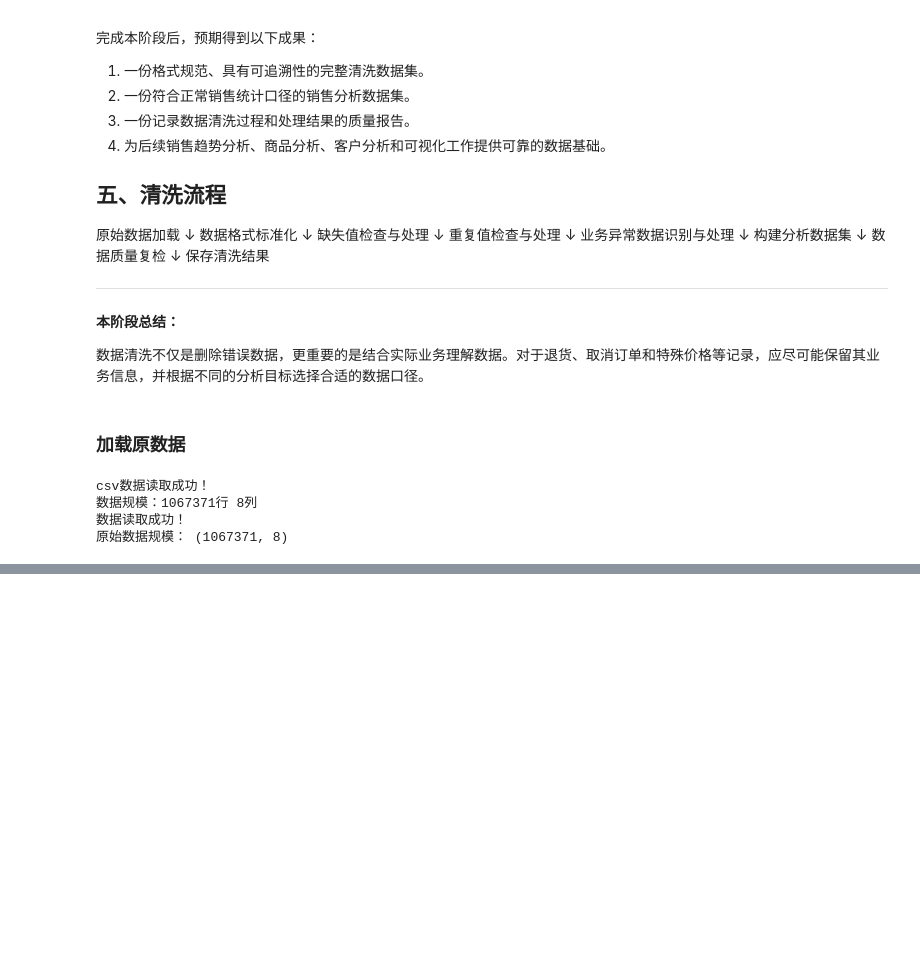
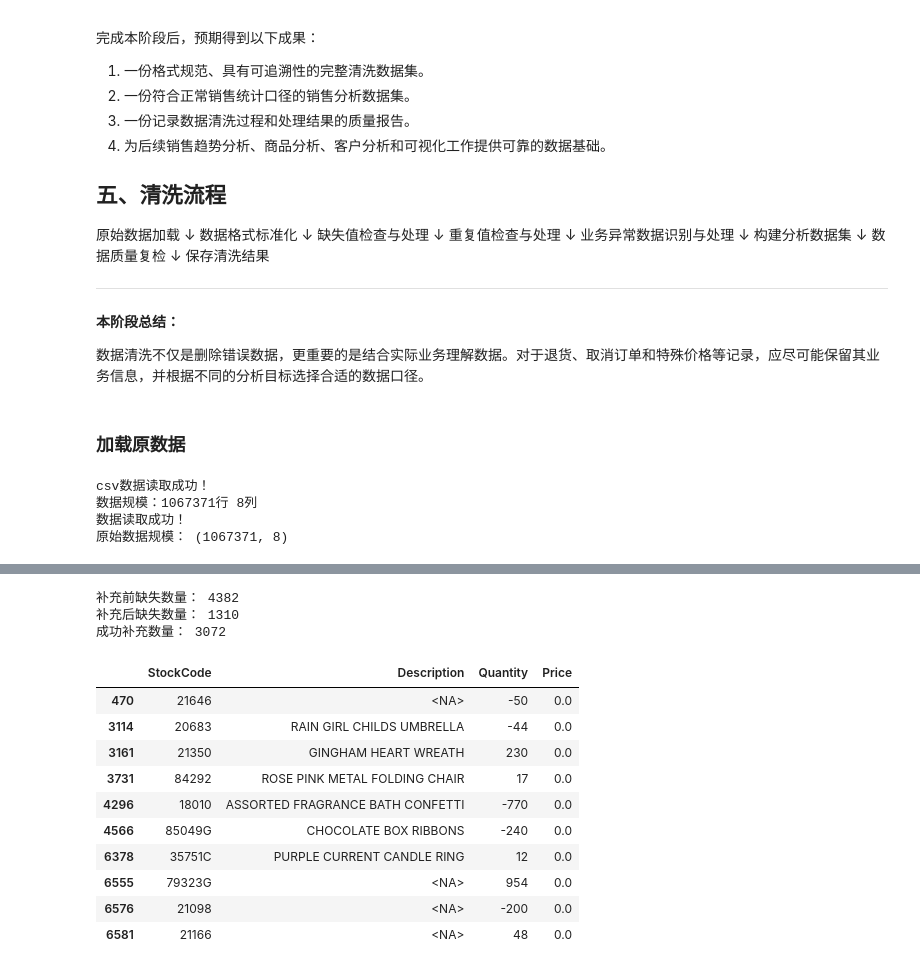
Before and after one commit to Shiningstar521/Python_Data_Analysis, a Jupyter notebook: notebooks/02_data_cleaning.ipynb, the cells around one changed output, grey strips where cells are left out. Drawn from its saved outputs; the diff is of its cells as text; code cells hidden in the pictures; blank space fills up the shorter version.

```diff
--- a/notebooks/02_data_cleaning.ipynb
+++ b/notebooks/02_data_cleaning.ipynb
@@ -214,0 +392,17 @@ csv数据读取成功！
+# %%
+# 提取商品编码和对应的商品描述
+description_map = (
+    df.dropna(subset=['Description'])
+      .drop_duplicates(subset=['StockCode', 'Description'])
+      .groupby('StockCode')['Description']
+      .first()
+)
+
+# 只保留描述唯一的商品编码
+description_map = description_map[
+    description_map.index.isin(unique_description_codes)
+]
+
+print("可用于补充的商品编码数量：", len(description_map))
+
+display(description_map.head(10))
@@ -214,0 +423,39 @@ csv数据读取成功！
+# %%
+# 记录补充前的缺失数量
+before_missing = df['Description'].isna().sum()
+
+# 根据 StockCode 查找对应的 Description
+df['Description'] = df['Description'].fillna(
+    df['StockCode'].map(description_map)
+)
+
+# 记录补充后的缺失数量
+after_missing = df['Description'].isna().sum()
+
+print("补充前缺失数量：", before_missing)
+print("补充后缺失数量：", after_missing)
+print("成功补充数量：", before_missing - after_missing)
+# %% [output]
+补充前缺失数量： 4382
+补充后缺失数量： 1310
+成功补充数量： 3072
+# %%
+# 查看补充后的前10条记录
+display(
+    df.loc[
+        missing_description.index,
+        ['StockCode', 'Description', 'Quantity', 'Price']
+    ].head(10)
+)
+# %% [output]
+|  | StockCode | Description | Quantity | Price |
+| 470 | 21646 | <NA> | -50 | 0.0 |
+| 3114 | 20683 | RAIN GIRL CHILDS UMBRELLA | -44 | 0.0 |
+| 3161 | 21350 | GINGHAM HEART WREATH | 230 | 0.0 |
+| 3731 | 84292 | ROSE PINK METAL FOLDING CHAIR | 17 | 0.0 |
+| 4296 | 18010 | ASSORTED FRAGRANCE BATH CONFETTI | -770 | 0.0 |
+| 4566 | 85049G | CHOCOLATE BOX RIBBONS | -240 | 0.0 |
+| 6378 | 35751C | PURPLE CURRENT CANDLE RING | 12 | 0.0 |
+| 6555 | 79323G | <NA> | 954 | 0.0 |
+| 6576 | 21098 | <NA> | -200 | 0.0 |
+| 6581 | 21166 | <NA> | 48 | 0.0 |
```
Also changed, not shown: parts of 10 cells of this notebook.
